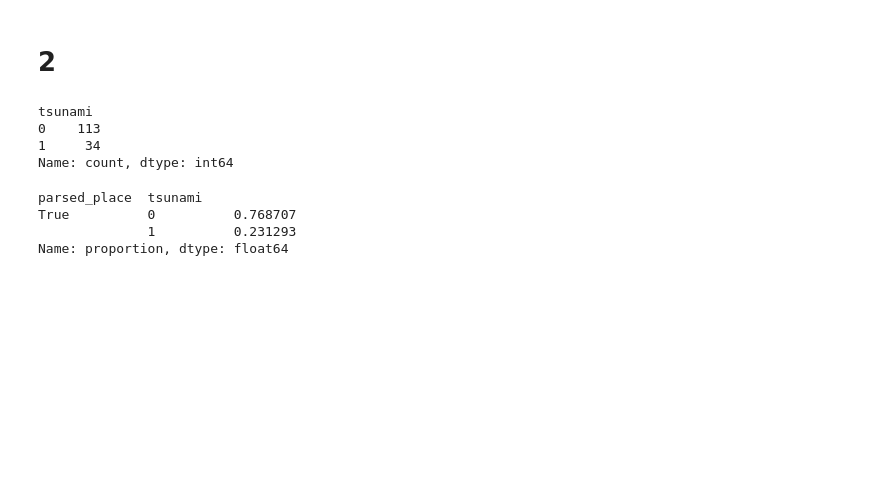
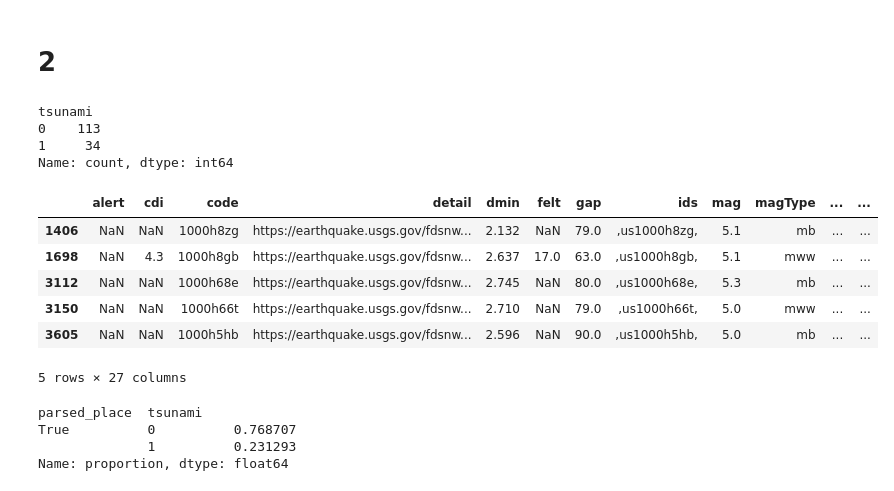
Before and after one commit to RaulTaylor1/DS_PT_09_2023, a Jupyter notebook: Data_Analysis/Analisis_de_datos/ch_02/ejercicios.ipynb, the cells around one changed output. Cells and saved outputs as stored; diff of their text form; code cells hidden in the pictures; blank space fills up the shorter version.

```diff
--- a/Data_Analysis/Analisis_de_datos/ch_02/ejercicios.ipynb
+++ b/Data_Analysis/Analisis_de_datos/ch_02/ejercicios.ipynb
@@ -84,4 +86,16 @@ tsunami
 0    113
 1     34
 Name: count, dtype: int64
+# %%
+aerth.loc[
+    (aerth['tsunami'] == 1) & (aerth['parsed_place'] == 'Indonesia')
+].head()
+# %% [output]
+|  | alert | cdi | code | detail | dmin | felt | gap | ids | mag | magType | ... | ... |
+| 1406 | NaN | NaN | 1000h8zg | https://earthquake.usgs.gov/fdsnw... | 2.132 | NaN | 79.0 | ,us1000h8zg, | 5.1 | mb | ... | ... |
+| 1698 | NaN | 4.3 | 1000h8gb | https://earthquake.usgs.gov/fdsnw... | 2.637 | 17.0 | 63.0 | ,us1000h8gb, | 5.1 | mww | ... | ... |
+| 3112 | NaN | NaN | 1000h68e | https://earthquake.usgs.gov/fdsnw... | 2.745 | NaN | 80.0 | ,us1000h68e, | 5.3 | mb | ... | ... |
+| 3150 | NaN | NaN | 1000h66t | https://earthquake.usgs.gov/fdsnw... | 2.710 | NaN | 79.0 | ,us1000h66t, | 5.0 | mww | ... | ... |
+| 3605 | NaN | NaN | 1000h5hb | https://earthquake.usgs.gov/fdsnw... | 2.596 | NaN | 90.0 | ,us1000h5hb, | 5.0 | mb | ... | ... |
+5 rows × 27 columns
 # %%
```
Also changed, not shown: parts of 17 cells of this notebook.
